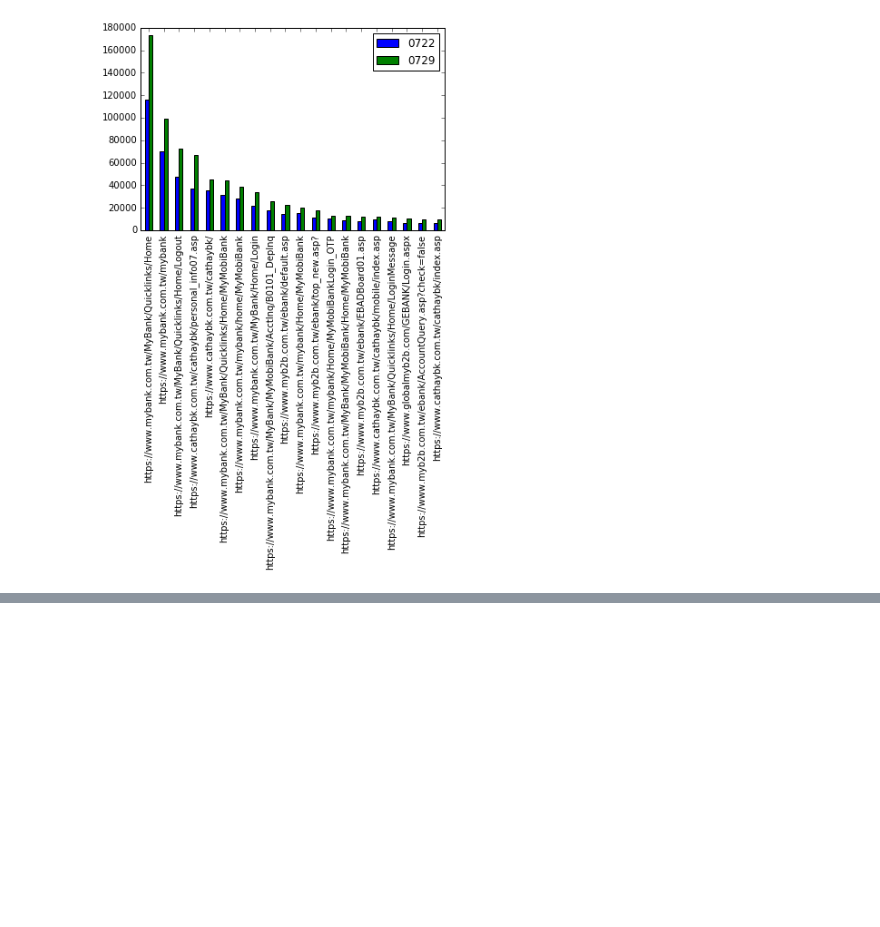
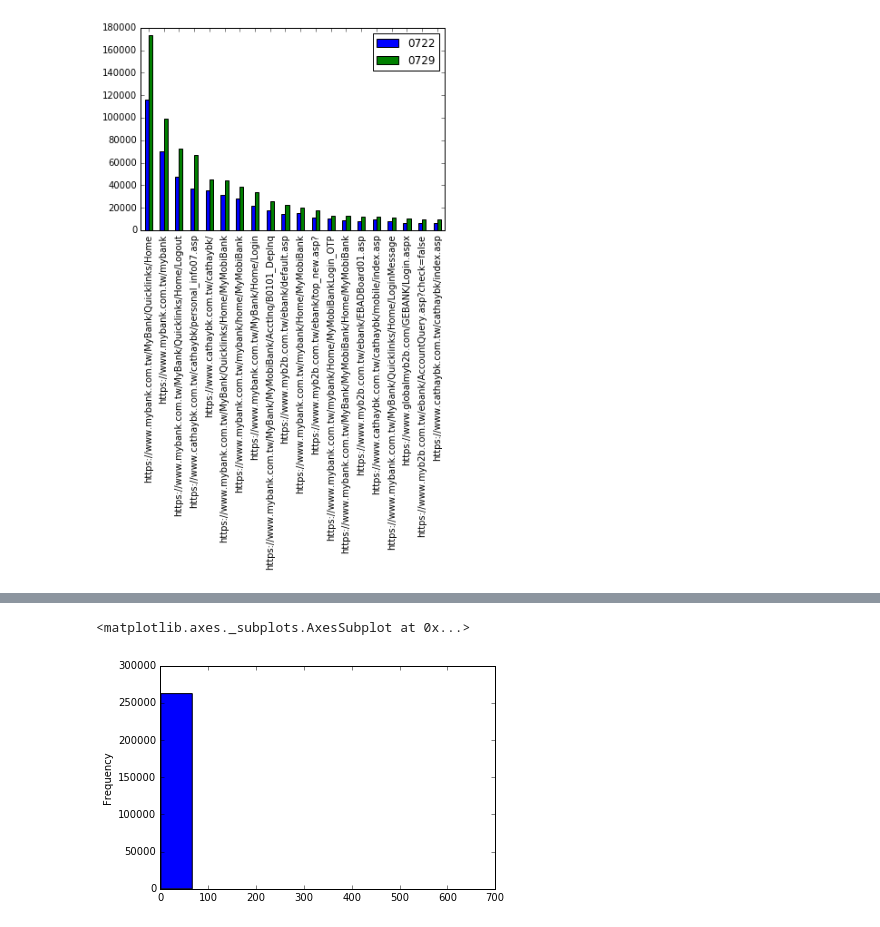
Before and after one commit to ywchiu/cathaybkpython, a Jupyter notebook: Demo20160908.ipynb, the cells around one changed output, grey strips where cells are left out. Cells and saved outputs as stored; diff of their text form; code cells hidden in the pictures; blank space fills up the shorter version.

```diff
--- a/Demo20160908.ipynb
+++ b/Demo20160908.ipynb
@@ -290,0 +366,4 @@ merged_df.sort_values('0729', ascending=False).head(20).plot(kind='bar')
+# %%
+# select cookieuniquevisitortrackingid, eventdate, count(session) from visitor
+# group by cookieuniquevisitortrackingid, eventdate
+visitor_on_site = visitor.groupby(['EventDate','CookieUniqueVisitorTrackingId'])['SessionNumber'].count()
@@ -290,0 +375,2 @@ merged_df.sort_values('0729', ascending=False).head(20).plot(kind='bar')
+# %%
+visitor_on_0720  = visitor_on_site[pandas.to_datetime(visitor_on_site.index.get_level_values('EventDate')) == '2016-07-20' ]
@@ -290,0 +399,5 @@ merged_df.sort_values('0729', ascending=False).head(20).plot(kind='bar')
+# %%
+visitor_on_0720.plot(kind='hist')
+# %% [output]
+<matplotlib.axes._subplots.AxesSubplot at 0x...>
+[figure, added]
```
Also changed, not shown: parts of 20 cells of this notebook.
